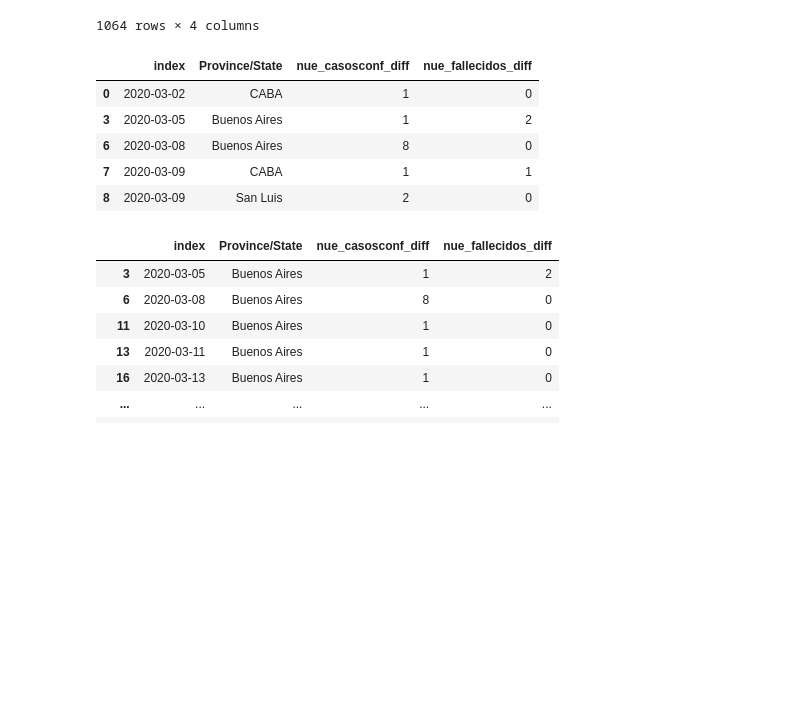
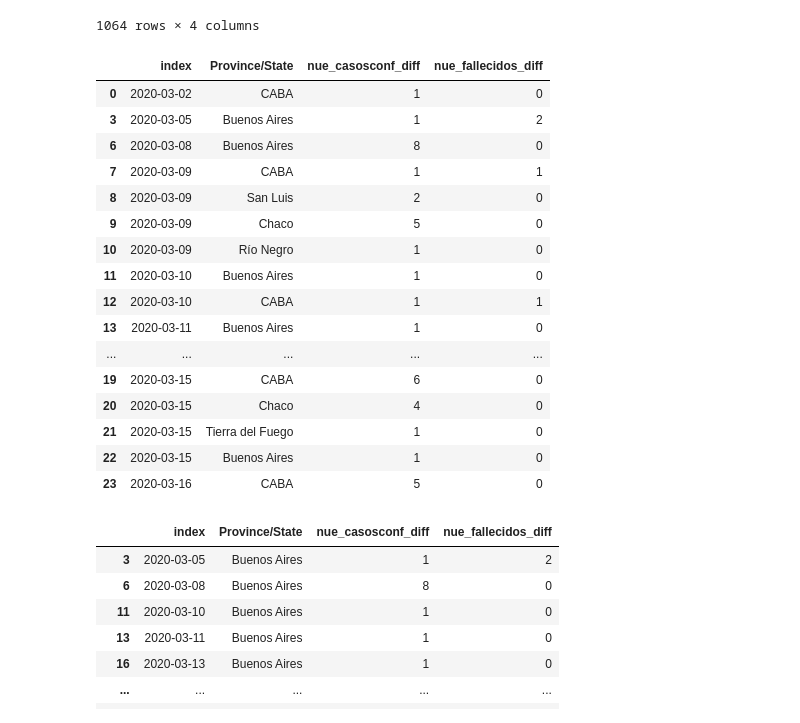
Before and after one commit to lprone/mentoria2020, a Jupyter notebook: Analisis y Visualización/Practico 1.ipynb, the cells around one changed output. Drawn from its saved outputs; the diff is of its cells as text; code cells hidden in the pictures; blank space fills up the shorter version.

```diff
--- a/Analisis y Visualización/Practico 1.ipynb
+++ b/Analisis y Visualización/Practico 1.ipynb
@@ -73,14 +73,25 @@ df_historico.rename(columns={
     'osm_admin_level_4':'Province/State'
 }, inplace=True)
 # %%
-df_historico.head()
+df_historico.head(20)
 # %% [output]
 |  | index | Province/State | nue_casosconf_diff | nue_fallecidos_diff |
 | 0 | 2020-03-02 | CABA | 1 | 0 |
 | 3 | 2020-03-05 | Buenos Aires | 1 | 2 |
 | 6 | 2020-03-08 | Buenos Aires | 8 | 0 |
 | 7 | 2020-03-09 | CABA | 1 | 1 |
 | 8 | 2020-03-09 | San Luis | 2 | 0 |
+| 9 | 2020-03-09 | Chaco | 5 | 0 |
+| 10 | 2020-03-09 | Río Negro | 1 | 0 |
+| 11 | 2020-03-10 | Buenos Aires | 1 | 0 |
+| 12 | 2020-03-10 | CABA | 1 | 1 |
+| 13 | 2020-03-11 | Buenos Aires | 1 | 0 |
+| ... | ... | ... | ... | ... |
+| 19 | 2020-03-15 | CABA | 6 | 0 |
+| 20 | 2020-03-15 | Chaco | 4 | 0 |
+| 21 | 2020-03-15 | Tierra del Fuego | 1 | 0 |
+| 22 | 2020-03-15 | Buenos Aires | 1 | 0 |
+| 23 | 2020-03-16 | CABA | 5 | 0 |
 # %%
 df_historico.sort_values(by=['Province/State', 'index'], ascending=True)
 # %% [output]
```
Also changed, not shown: parts of 20 cells of this notebook.
